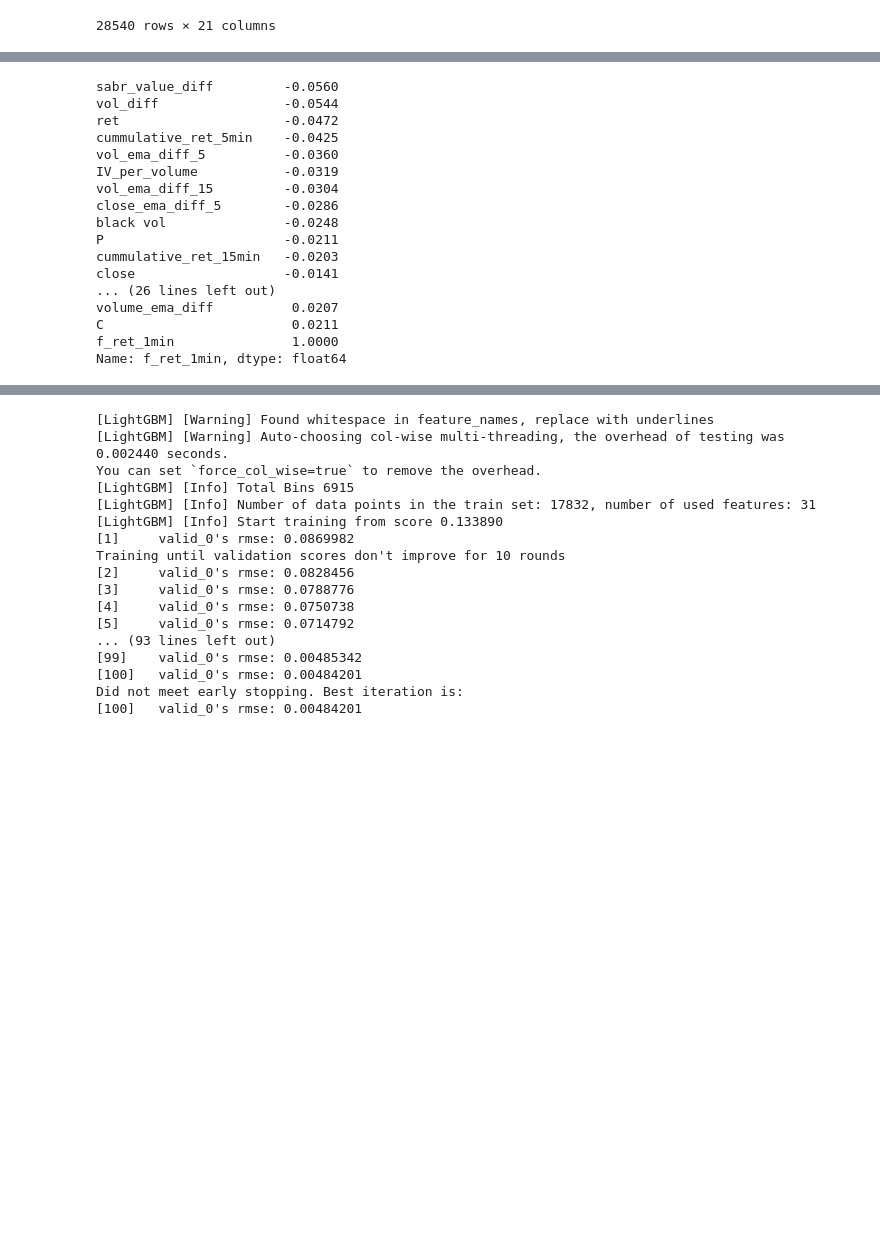
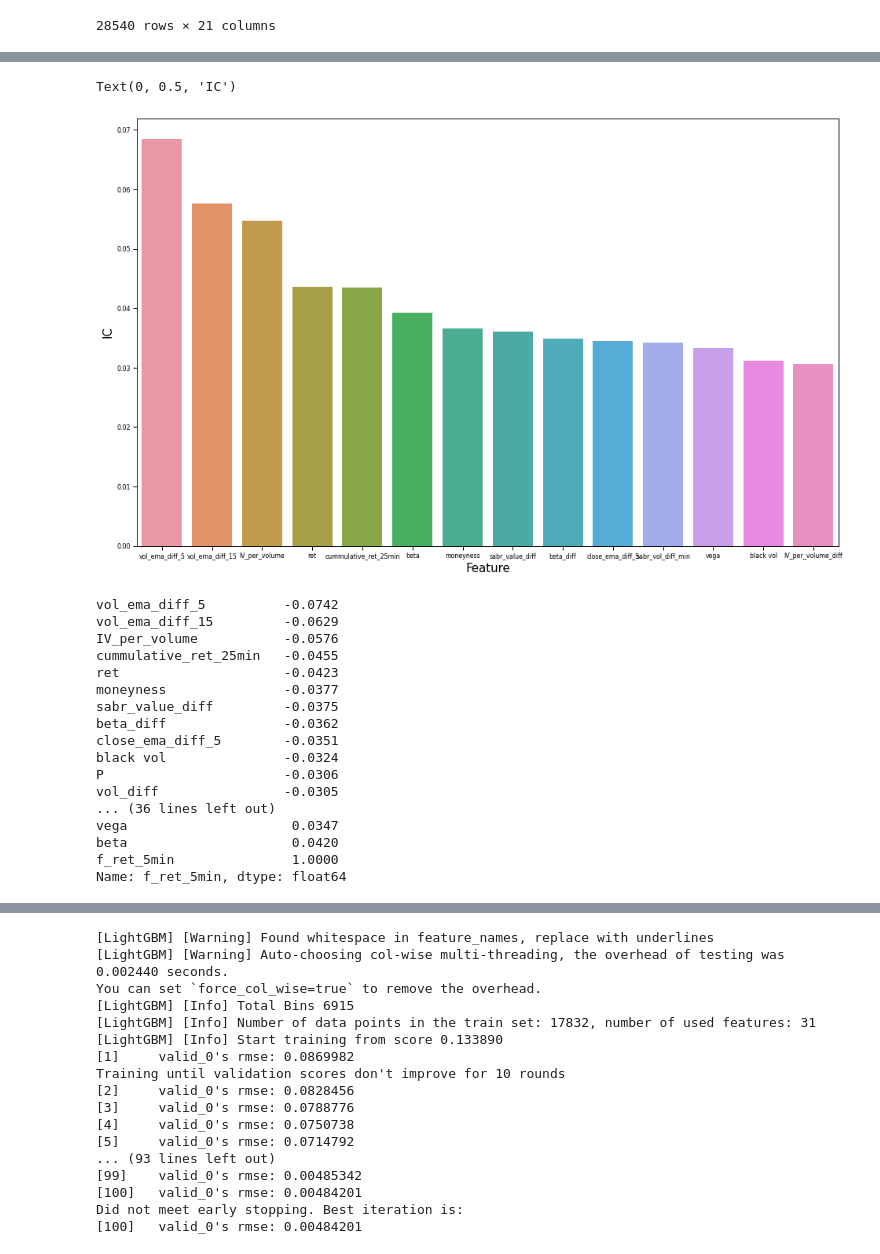
Before and after one commit to JiahaoYuQFin/SabrSummerProject2022, a Jupyter notebook: 02_src/Backtest/ml_sabr.ipynb, the cells around one changed output, grey strips where cells are left out. Drawn from its saved outputs; the diff is of its cells as text; code cells hidden in the pictures; blank space fills up the shorter version.

```diff
--- a/02_src/Backtest/ml_sabr.ipynb
+++ b/02_src/Backtest/ml_sabr.ipynb
@@ -225,11 +225,12 @@ def beta_calculation(df):
     df['beta_ols_diff'] = abs(df['beta'] - df['moneyness'].apply(lambda x:beta_OTM_ols if x==0 else beta_ITM_ols))
     df['beta_diff'] = abs(df['beta'] - df['moneyness'].apply(lambda x:beta_OTM if x==0 else beta_ITM))
     df['beta_avg_diff'] = abs(df['beta'] - df['moneyness'].apply(lambda x:beta_OTM_avg if x==0 else beta_ITM_avg))
+    df['atm_IV'] = atm_vol
     df = df.drop("moneyness",axis=1)
     return df
 vol_beta = option2207_sabr.groupby('time',as_index=True).progress_apply(lambda x:beta_calculation(x))
 # %%
-option2207_sabr = pd.merge(option2207_sabr,vol_beta[["code","time","beta","beta_ols_diff","beta_diff","beta_avg_diff"]],on = ["code","time"])
+option2207_sabr = pd.merge(option2207_sabr,vol_beta[["code","time","beta","beta_ols_diff","beta_diff","beta_avg_diff","atm_IV"]],on = ["code","time"])
 # %%
 option2207_sabr['volume'] = np.log(option2207_sabr['volume'])
 # %%
@@ -275,8 +293,26 @@ def feature_engineering_vol(data):
 # %%
 feature = option2207_sabr.groupby('code').progress_apply(lambda x:feature_engineering_vol(x))
 # %%
-feature['f_close_1min'] = feature.groupby('code').apply(lambda x:x['close'].shift(-1)).values
-feature['f_ret_1min'] = feature.groupby('code').apply(lambda x:x['close'].pct_change().shift(-1)).values
-feature['f_ret_direction'] = (feature['f_ret_1min']>0).apply(lambda x: 1 if x else 0)
+def make_dataset(data,y_pred='f_close_5min'):
+    feature = data.copy()
+    feature = feature.dropna()
+    if y_pred =="f_close_5min":
+        feature['f_close_5min'] = feature.groupby('code').apply(lambda x:x['close'].shift(-1)).values
+    elif y_pred == "f_ret_5min":
+        feature['f_ret_5min'] = feature.groupby('code').apply(lambda x:x['close'].pct_change().shift(-1)).values
+    elif y_pred == "f_ret_direction":
+        feature['f_ret_direction'] = ((feature.groupby('code').apply(lambda x:x['close'].shift(-1)))>0).apply(lambda x: 1 if x else 0)
+    feature = feature.replace({np.inf:0,-np.inf:0})
+    feature = feature.dropna()
+    month_split = feature.time.apply(lambda x:x.month)
+    feature_train = feature[month_split<7]
+    feature_test = feature[month_split==7]
+    X_train = feature_train.drop(['time','code','option_code','type','maturity_date',y_pred],axis=1)
+    y_train = feature_train[y_pred]
+    X_test = feature_test.drop(['time','code','option_code','type','maturity_date',y_pred],axis=1)
+    y_test = feature_test[y_pred]
+
+    return X_train,y_train,X_test,y_test,feature_train,feature_test,feature
+X_train,y_train,X_test,y_test,feature_train,feature_test,feature = make_dataset(feature,'f_ret_5min')
 # %%
-feature = feature.replace({np.inf:0,-np.inf:0})
+ic = abs(feature.drop(['time','code','option_code','type','maturity_date'],axis=1).corr()['f_ret_5min']).sort_values(ascending=False)
@@ -283,23 +339,32 @@ feature = feature.replace({np.inf:0,-np.inf:0})
+# %%
+sns.set_context("paper", font_scale=0.9)
+plt.figure(figsize=(16, 10))
+sns.barplot(x = ic.index[1:15],y = ic.values[1:15])
+plt.xlabel("Feature", size=15)
+plt.ylabel("IC", size=15)
+# %% [output]
+Text(0, 0.5, 'IC')
+[figure, added]
 # %%
-feature.drop(['time','code','option_code','type','maturity_date','f_close_1min','f_ret_direction'],axis=1).corr()['f_ret_1min'].sort_values()
+feature.drop(['time','code','option_code','type','maturity_date'],axis=1).corr()['f_ret_5min'].sort_values()
 # %% [output]
-sabr_value_diff         -0.0560
-vol_diff                -0.0544
-ret                     -0.0472
-cummulative_ret_5min    -0.0425
-vol_ema_diff_5          -0.0360
-IV_per_volume           -0.0319
-vol_ema_diff_15         -0.0304
-close_ema_diff_5        -0.0286
-black vol               -0.0248
-P                       -0.0211
-cummulative_ret_15min   -0.0203
-close                   -0.0141
-... (26 lines left out)
-volume_ema_diff          0.0207
-C                        0.0211
-f_ret_1min               1.0000
-Name: f_ret_1min, dtype: float64
+vol_ema_diff_5          -0.0742
+vol_ema_diff_15         -0.0629
+IV_per_volume           -0.0576
+cummulative_ret_25min   -0.0455
+ret                     -0.0423
+moneyness               -0.0377
+sabr_value_diff         -0.0375
+beta_diff               -0.0362
+close_ema_diff_5        -0.0351
+black vol               -0.0324
+P                       -0.0306
+vol_diff                -0.0305
+... (36 lines left out)
+vega                     0.0347
+beta                     0.0420
+f_ret_5min               1.0000
+Name: f_ret_5min, dtype: float64
 # %%
 feature.describe()
 # %% [output]
```
Also changed, not shown: parts of 5 cells of this notebook, 48 other files.
